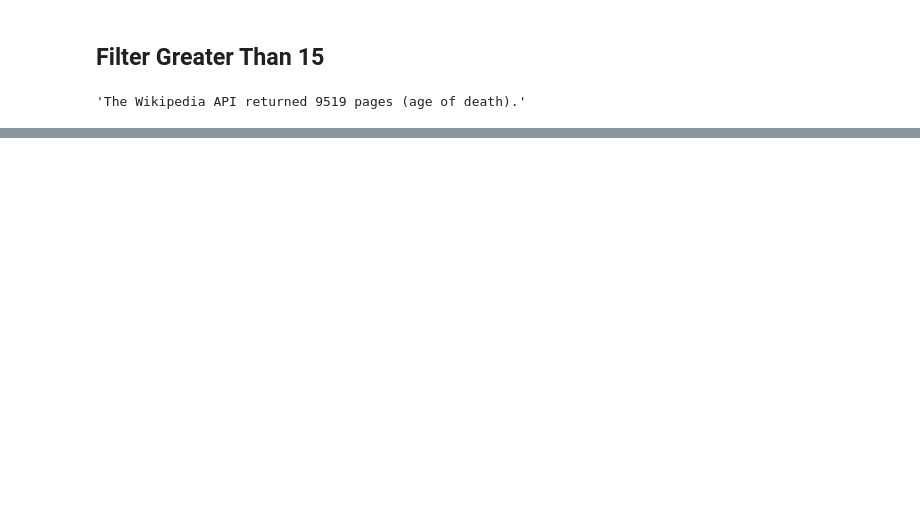
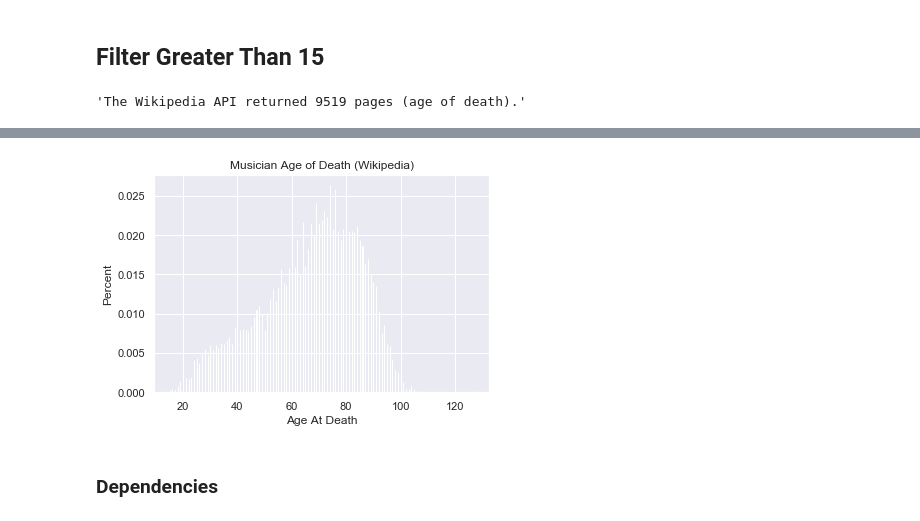
Before and after one commit to AMacumber/The27Club, a Jupyter notebook: Workflow_Sub03_AgeAtDeath_Histogram.ipynb, the cells around one changed output, grey strips where cells are left out. Saved outputs shown, nothing was run; the diff lists cells and outputs as text; code cells hidden in the pictures; blank space fills up the shorter version.

```diff
--- a/Workflow_Sub03_AgeAtDeath_Histogram.ipynb
+++ b/Workflow_Sub03_AgeAtDeath_Histogram.ipynb
@@ -82,0 +102,16 @@ plt.show()
+# %%
+length = len(data_array) # number of keys in dict
+n_bins = int(length)
+
+sns.set()
+_ = plt.hist(data_array, weights=np.ones(len(data_array)) / len(data_array), bins = n_bins)
+
+_ = plt.xlabel('Age At Death')
+_ = plt.ylabel('Percent')
+_ = plt.title("Musician Age of Death (Wikipedia)")
+
+plt.show()
+# %% [output]
+[figure, added]
+# %% [markdown]
+### Dependencies
```
Also changed, not shown: parts of 20 cells of this notebook, 2 other files.
